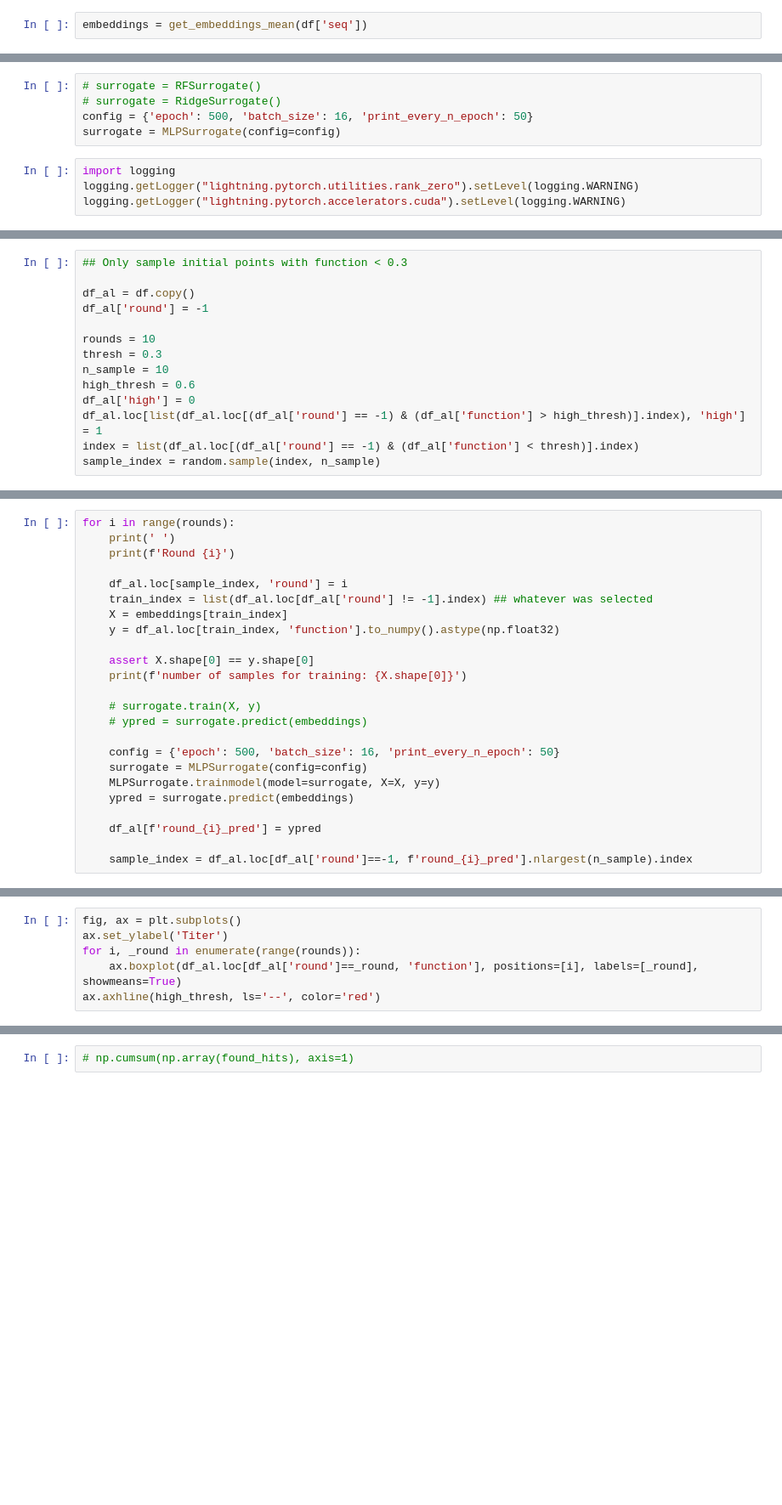
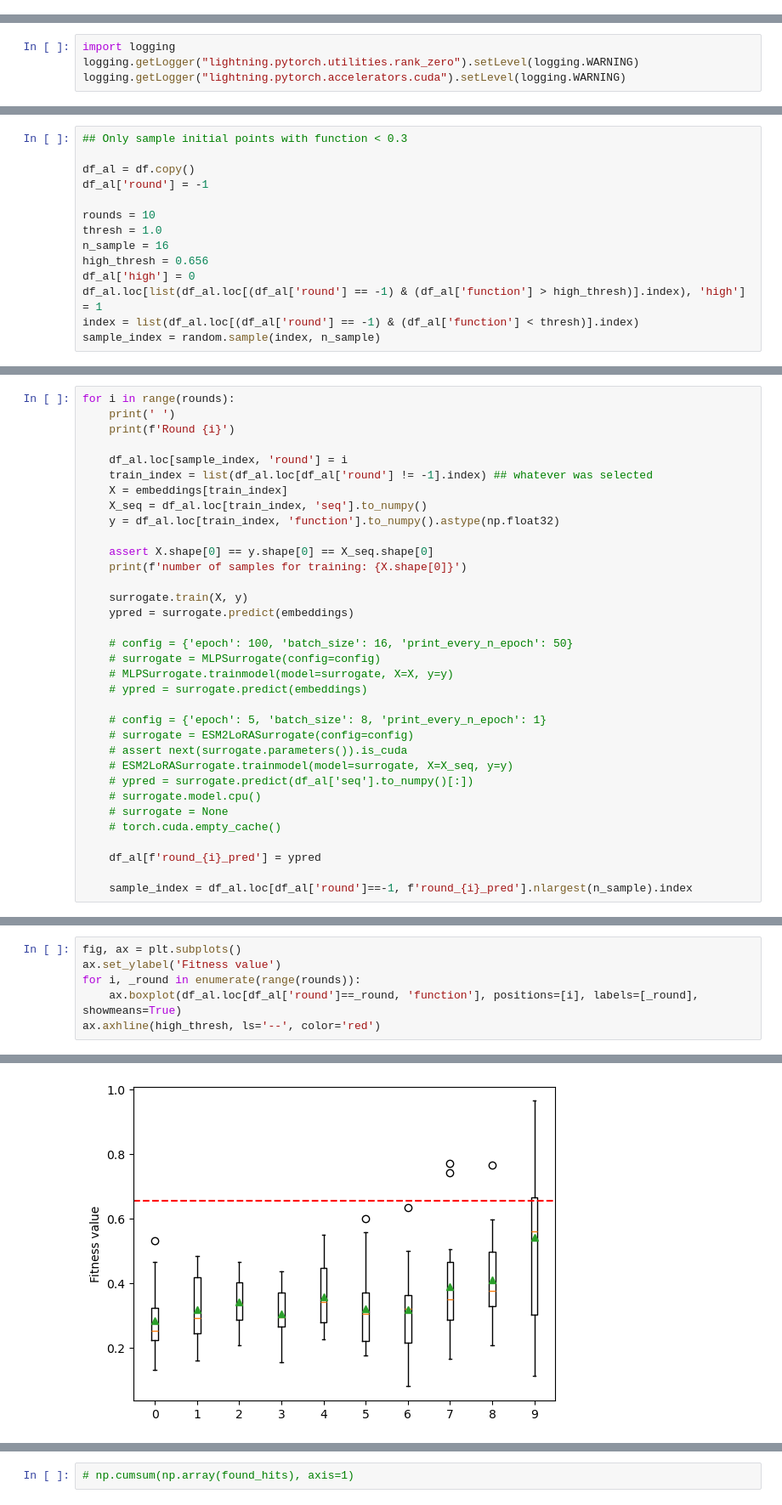
Before and after one commit to kevingeo11/DomainPrediction, a Jupyter notebook: src/AL_Testing/al_cycle.ipynb, the cells around one changed output, grey strips where cells are left out. Shown: that part at 85% size. Saved outputs shown, nothing was run; the diff lists cells and outputs as text; blank space fills up the shorter version.

```diff
--- a/src/AL_Testing/al_cycle.ipynb
+++ b/src/AL_Testing/al_cycle.ipynb
@@ -275,2 +518,0 @@ surrogate.predict(embeddings)
-# %%
-embeddings = get_embeddings_mean(df['seq'])
@@ -279,8 +519,3 @@ embeddings.shape
-# %%
-# surrogate = RFSurrogate()
-# surrogate = RidgeSurrogate()
-config = {'epoch': 500, 'batch_size': 16, 'print_every_n_epoch': 50}
-surrogate = MLPSurrogate(config=config)
 # %%
 import logging
 logging.getLogger("lightning.pytorch.utilities.rank_zero").setLevel(logging.WARNING)
@@ -292,9 +529,9 @@ df_al = df.copy()
 df_al['round'] = -1
 
 rounds = 10
-thresh = 0.3
-n_sample = 10
-high_thresh = 0.6
+thresh = 1.0
+n_sample = 16
+high_thresh = 0.656
 df_al['high'] = 0
 df_al.loc[list(df_al.loc[(df_al['round'] == -1) & (df_al['function'] > high_thresh)].index), 'high'] = 1
 index = list(df_al.loc[(df_al['round'] == -1) & (df_al['function'] < thresh)].index)
@@ -307,18 +548,28 @@ for i in range(rounds):
     df_al.loc[sample_index, 'round'] = i
     train_index = list(df_al.loc[df_al['round'] != -1].index) ## whatever was selected
     X = embeddings[train_index]
+    X_seq = df_al.loc[train_index, 'seq'].to_numpy()
     y = df_al.loc[train_index, 'function'].to_numpy().astype(np.float32)
 
-    assert X.shape[0] == y.shape[0]
+    assert X.shape[0] == y.shape[0] == X_seq.shape[0]
     print(f'number of samples for training: {X.shape[0]}')
 
-    # surrogate.train(X, y)
+    surrogate.train(X, y)
+    ypred = surrogate.predict(embeddings)
+
+    # config = {'epoch': 100, 'batch_size': 16, 'print_every_n_epoch': 50}
+    # surrogate = MLPSurrogate(config=config)
+    # MLPSurrogate.trainmodel(model=surrogate, X=X, y=y)
     # ypred = surrogate.predict(embeddings)
 
-    config = {'epoch': 500, 'batch_size': 16, 'print_every_n_epoch': 50}
-    surrogate = MLPSurrogate(config=config)
-    MLPSurrogate.trainmodel(model=surrogate, X=X, y=y)
-    ypred = surrogate.predict(embeddings)
+    # config = {'epoch': 5, 'batch_size': 8, 'print_every_n_epoch': 1}
+    # surrogate = ESM2LoRASurrogate(config=config)
+    # assert next(surrogate.parameters()).is_cuda
+    # ESM2LoRASurrogate.trainmodel(model=surrogate, X=X_seq, y=y)
+    # ypred = surrogate.predict(df_al['seq'].to_numpy()[:])
+    # surrogate.model.cpu()
+    # surrogate = None
+    # torch.cuda.empty_cache()
 
     df_al[f'round_{i}_pred'] = ypred
 
@@ -326,6 +604,7 @@ for i in range(rounds):
 # %%
 fig, ax = plt.subplots()
-ax.set_ylabel('Titer')
+ax.set_ylabel('Fitness value')
 for i, _round in enumerate(range(rounds)):
     ax.boxplot(df_al.loc[df_al['round']==_round, 'function'], positions=[i], labels=[_round], showmeans=True)
 ax.axhline(high_thresh, ls='--', color='red')
+# %% [output]
@@ -332,2 +612,3 @@ ax.axhline(high_thresh, ls='--', color='red')
+[figure, added]
 # %%
 fig, ax = plt.subplots()
```
Also changed, not shown: parts of 43 cells of this notebook, 5 other files.
